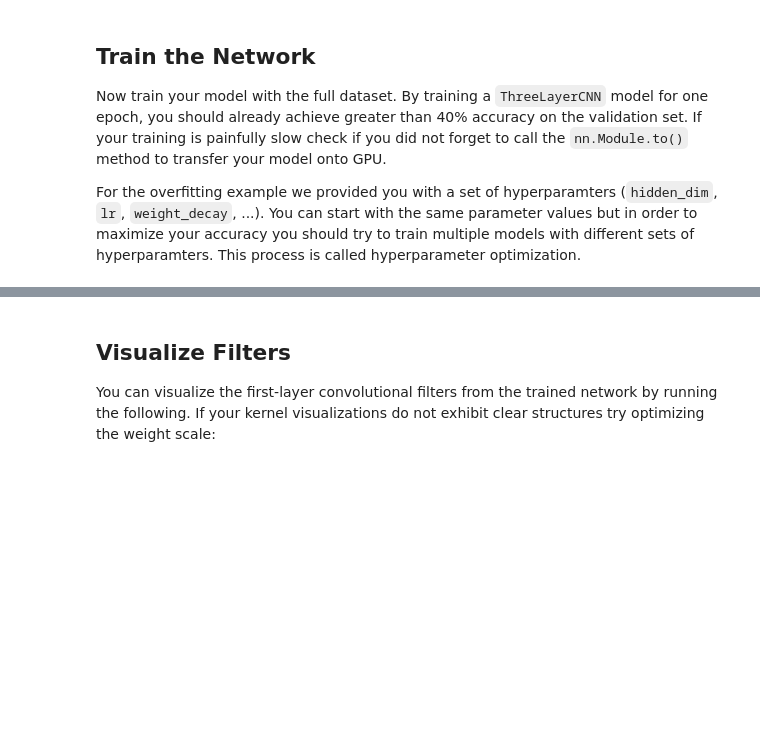
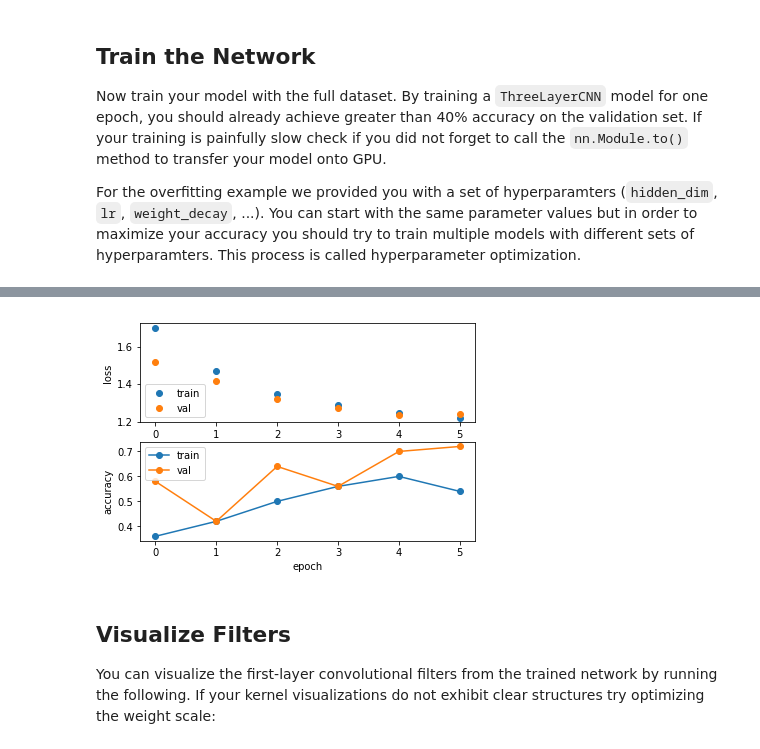
Before and after one commit to YaAk2/I2DL_WS18-19, a Jupyter notebook: exercise_3/1_classification_cnn.ipynb, the cells around one changed output, grey strips where cells are left out. Saved outputs shown, nothing was run; the diff lists cells and outputs as text; code cells hidden in the pictures; blank space fills up the shorter version.

```diff
--- a/exercise_3/1_classification_cnn.ipynb
+++ b/exercise_3/1_classification_cnn.ipynb
@@ -210,4 +207,21 @@ START TRAIN.
 FINISH.
+# %%
+plt.subplot(2, 1, 1)
+plt.plot(solver.train_loss_history, 'o')
+plt.plot(solver.val_loss_history, 'o')
+plt.legend(['train', 'val'], loc='lower left')
+plt.xlabel('epochs')
+plt.ylabel('loss')
+
+plt.subplot(2, 1, 2)
+plt.plot(solver.train_acc_history, '-o')
+plt.plot(solver.val_acc_history, '-o')
+plt.legend(['train', 'val'], loc='upper left')
+plt.xlabel('epoch')
+plt.ylabel('accuracy')
+plt.show()
+# %% [output]
+[figure, added]
 # %% [markdown]
 ## Visualize Filters
 You can visualize the first-layer convolutional filters from the trained network by running the following. If your kernel visualizations do not exhibit clear structures try optimizing the weight scale:
```
Also changed, not shown: parts of 7 cells of this notebook, 2 other files.
